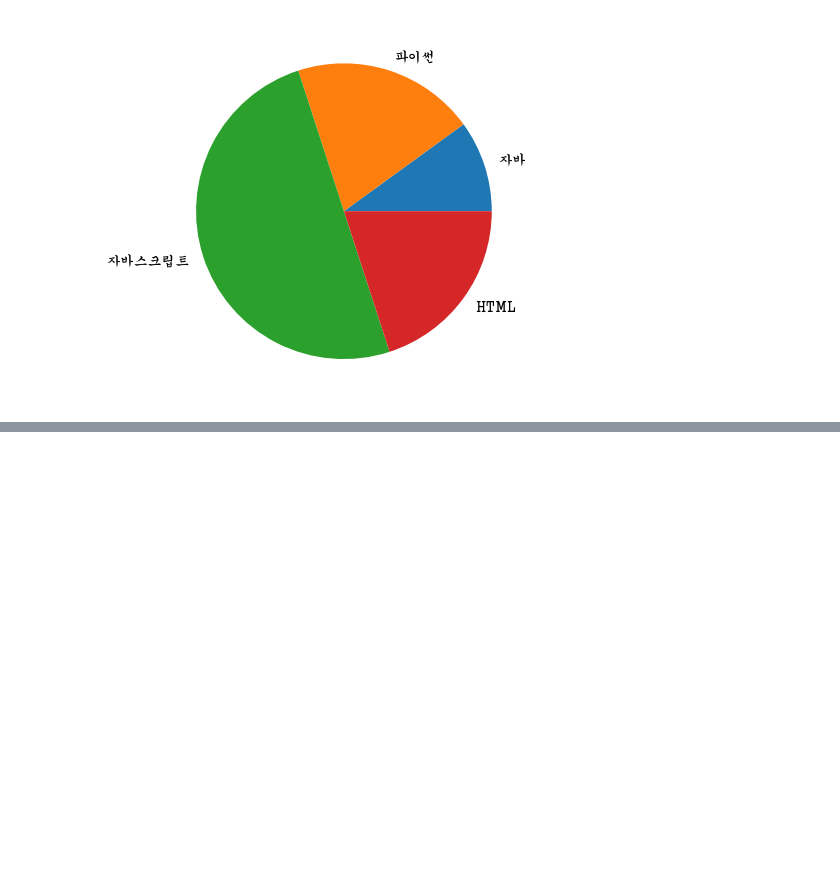
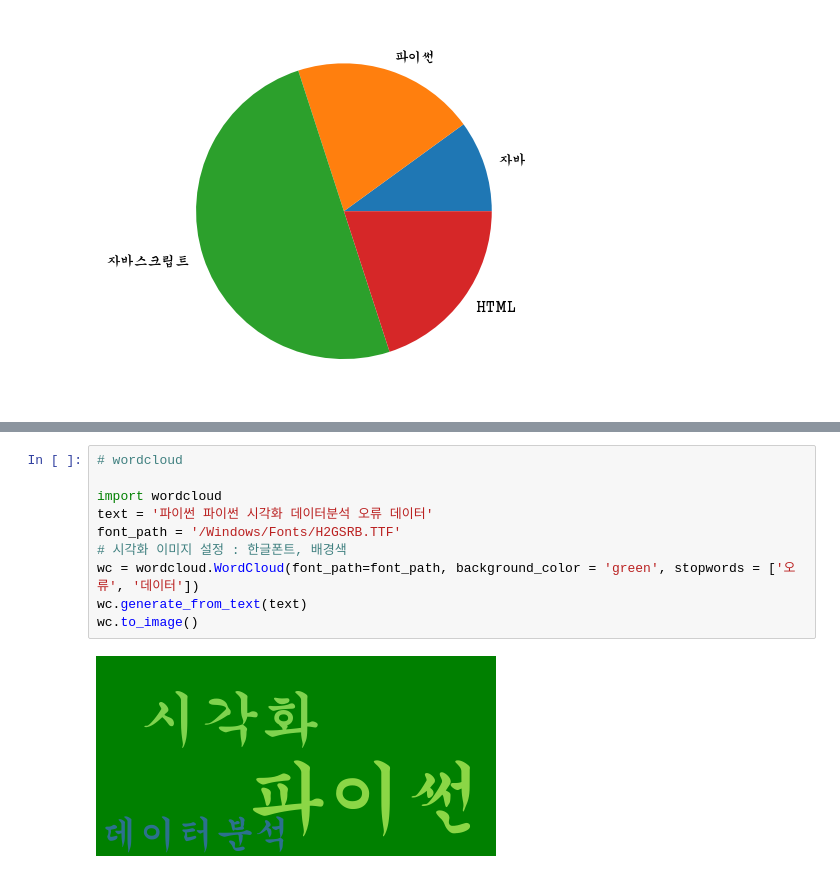
Before and after one commit to 0808min/class, a Jupyter notebook: python/plot.ipynb, the cells around one changed output, grey strips where cells are left out. Drawn from its saved outputs; the diff is of its cells as text; blank space fills up the shorter version.

```diff
--- a/python/plot.ipynb
+++ b/python/plot.ipynb
@@ -99,0 +131,12 @@ plt.show()
+# %%
+# wordcloud
+
+import wordcloud
+text = '파이썬 파이썬 시각화 데이터분석 오류 데이터'
+font_path = '/Windows/Fonts/H2GSRB.TTF'
+# 시각화 이미지 설정 : 한글폰트, 배경색
+wc = wordcloud.WordCloud(font_path=font_path, background_color = 'green', stopwords = ['오류', '데이터'])
+wc.generate_from_text(text)
+wc.to_image()
+# %% [output]
+[figure, added]
```
Also changed, not shown: parts of 4 cells of this notebook, 3 other files.
